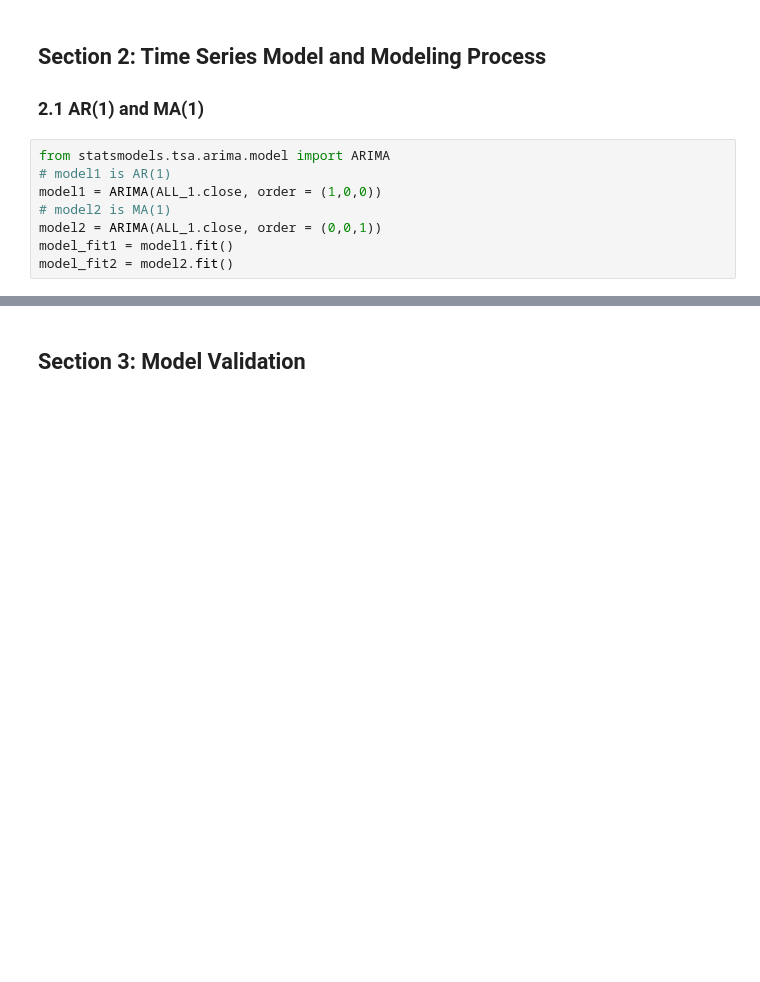
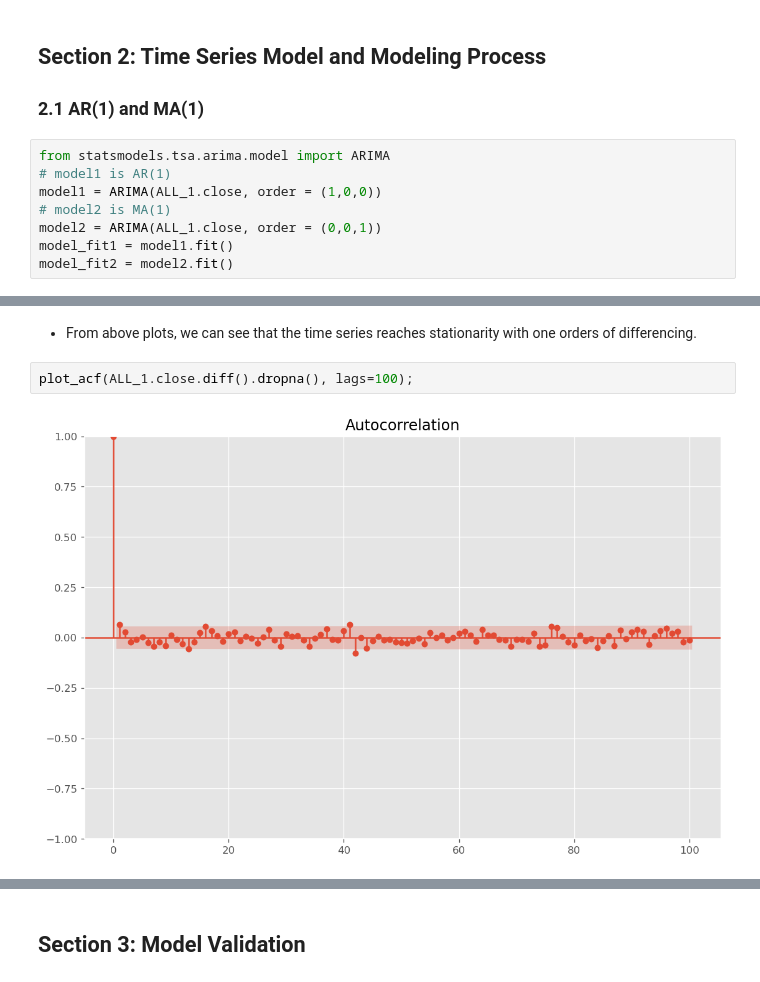
Before and after one commit to wangyeye66/5221-Final-Project, a Jupyter notebook: Code_5221.ipynb, the cells around one changed output, grey strips where cells are left out. Drawn from its saved outputs; the diff is of its cells as text; blank space fills up the shorter version.

```diff
--- a/Code_5221.ipynb
+++ b/Code_5221.ipynb
@@ -124,0 +139,6 @@ plt.show()
+# %% [markdown]
+- From above plots, we can see that the time series reaches stationarity with one orders of differencing.
+# %%
+plot_acf(ALL_1.close.diff().dropna(), lags=100);
+# %% [output]
+[figure, added]
```
Also changed, not shown: parts of 23 cells of this notebook.
